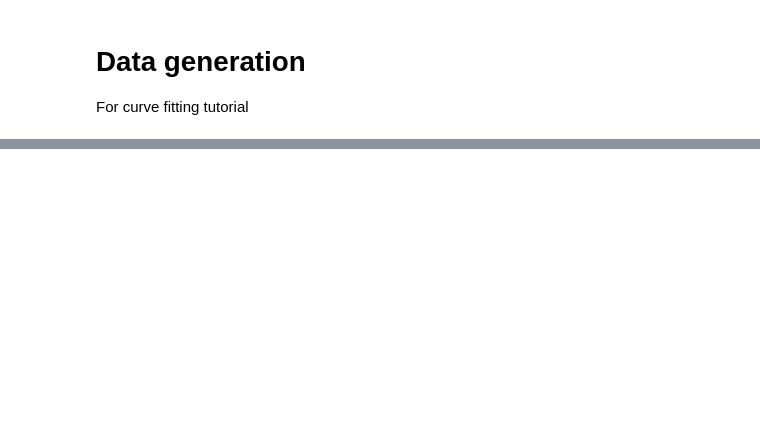
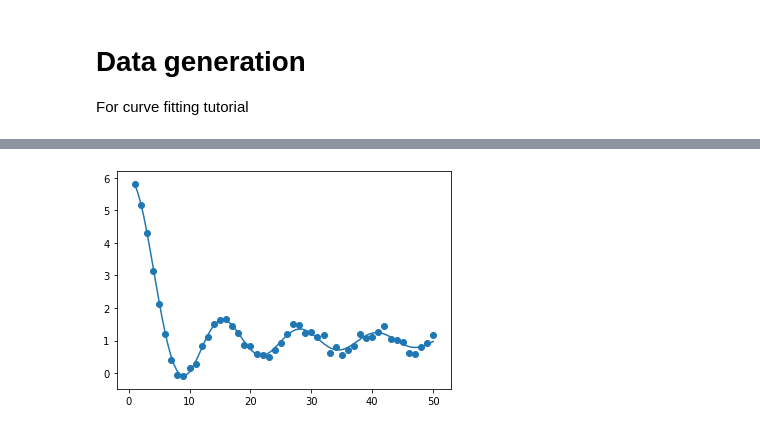
Before and after one commit to UoMMIB/Python-Club, a Jupyter notebook: Tutorials/tutorial-data/curve-fitting/DataGenerator.ipynb, the cells around one changed output, grey strips where cells are left out. Saved outputs shown, nothing was run; the diff lists cells and outputs as text; code cells hidden in the pictures; blank space fills up the shorter version.

Commit message:
updated tutorial data

```diff
--- a/Tutorials/tutorial-data/curve-fitting/DataGenerator.ipynb
+++ b/Tutorials/tutorial-data/curve-fitting/DataGenerator.ipynb
@@ -45,0 +46,22 @@ plt.show()
+# %%
+x = np.linspace(1,50,100)
+
+def f(x, p1, p2):
+    return 1 + np.sin(p1 * x) / (x*p2)
+
+p1 = 0.5
+p2 = 0.1
+
+y = f(x, p1, p2)
+
+x2 = np.linspace(1,50, 50)
+y2 = [i + np.random.normal(0,0.1) for i in f(x2, p1, p2)]
+
+
+df = pd.DataFrame([x2,y2], index = ['Time (mins)', '']).T
+
+plt.plot(x,y)
+plt.scatter(x2, y2)
+plt.show()
+# %% [output]
+[figure, added]
```
Also changed, not shown: parts of 1 cell of this notebook, 1 other file.
